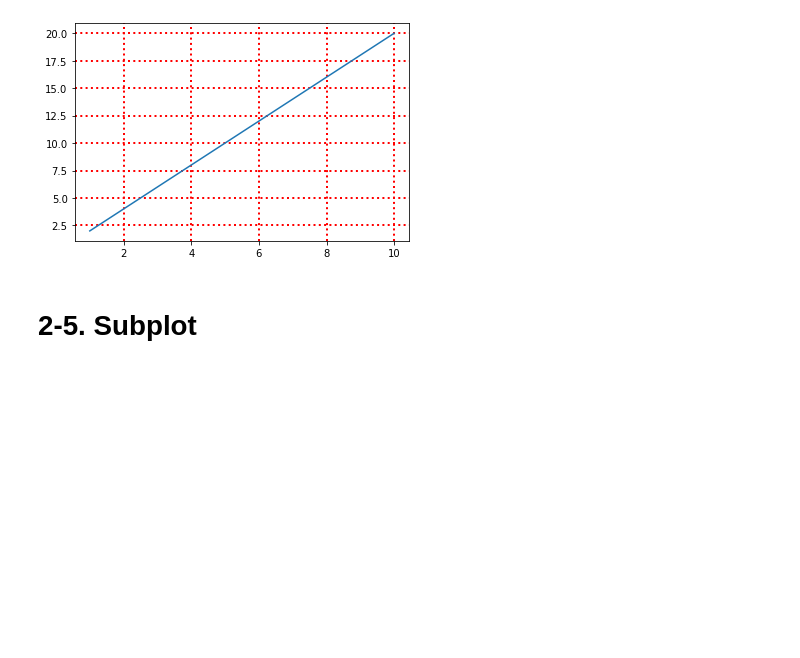
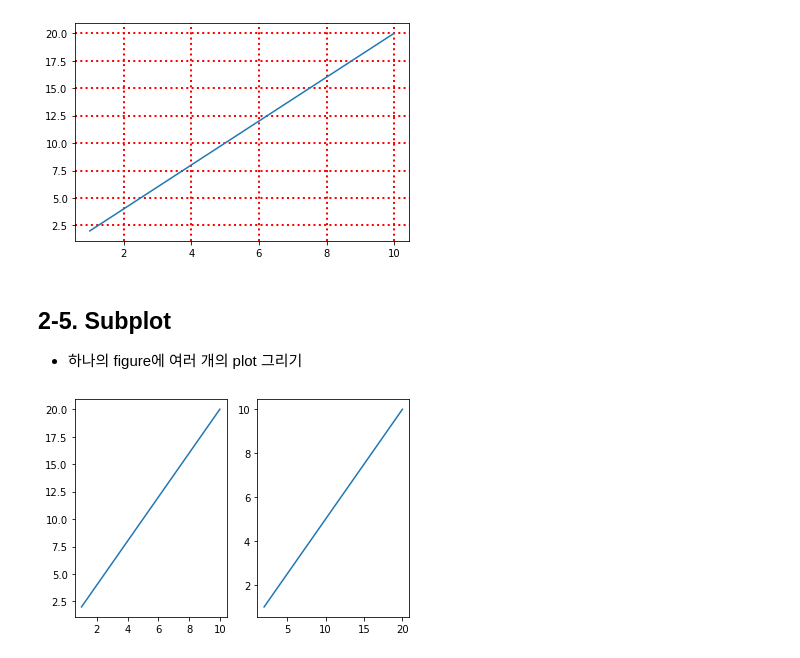
Before and after one commit to RlxDn/Bigdata, a Jupyter notebook: 30_데이터시각화/02_Line Plot.ipynb, the cells around one changed output. Saved outputs shown, nothing was run; the diff lists cells and outputs as text; code cells hidden in the pictures; blank space fills up the shorter version.

```diff
--- a/30_데이터시각화/02_Line Plot.ipynb
+++ b/30_데이터시각화/02_Line Plot.ipynb
@@ -150,4 +150,15 @@ plt.show()
 # %% [output]
 [figure]
 # %% [markdown]
-# 2-5. Subplot
+## 2-5. Subplot
+* 하나의 figure에 여러 개의 plot 그리기
+# %%
+# 1. subplot(row, column, index)
+plt.subplot(1, 2, 1)
+plt.plot(x, y)
+
+plt.subplot(1, 2, 2)
+plt.plot(y, x)
+plt.show()
+# %% [output]
+[figure, added]
```
Also changed, not shown: parts of 14 cells of this notebook.
